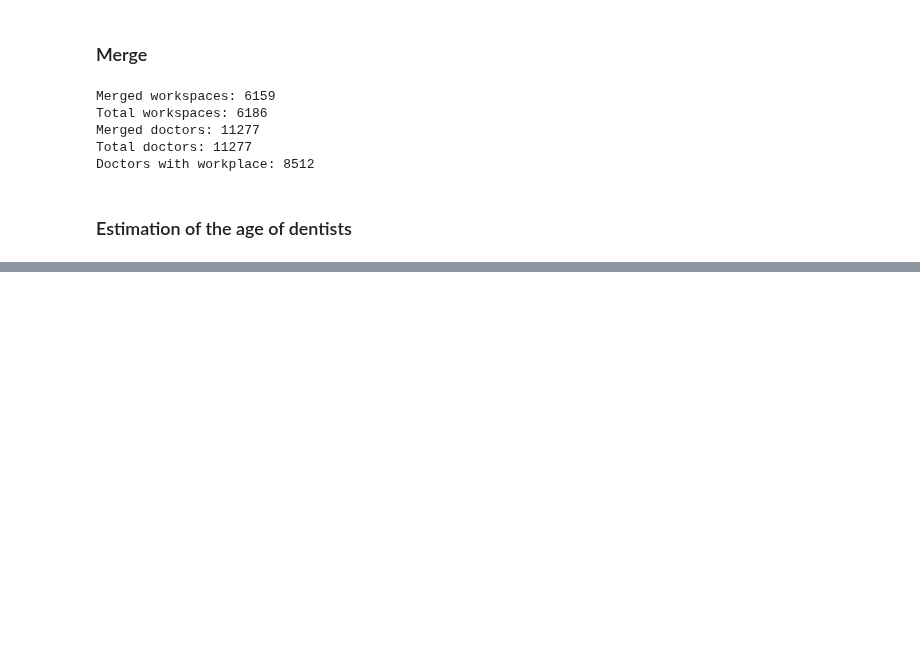
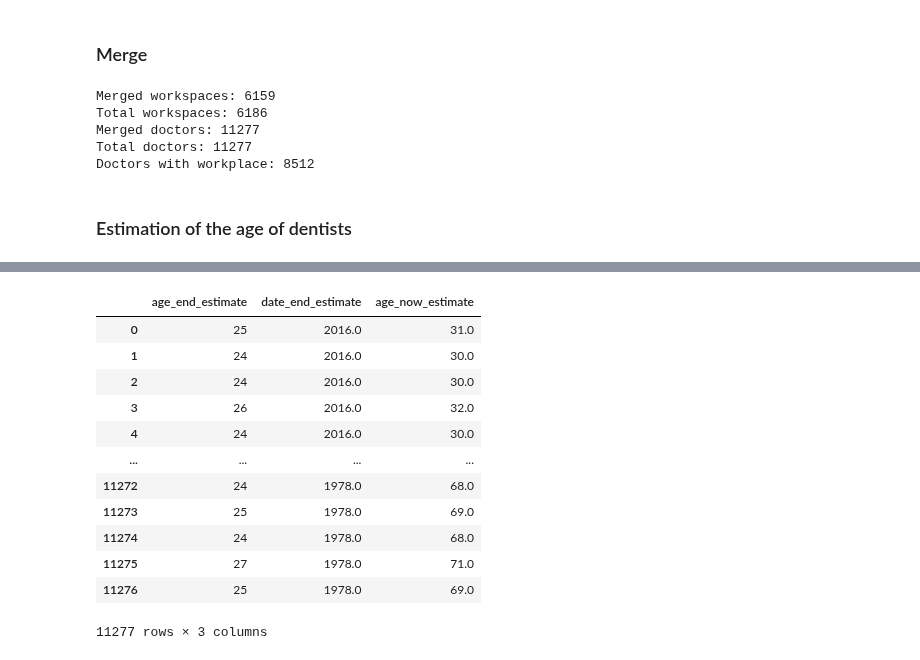
Before and after one commit to opendatalabcz/mapa-zdravi, a Jupyter notebook: src/scripts/csk_scraping.ipynb, the cells around one changed output, grey strips where cells are left out. Cells and saved outputs as stored; diff of their text form; code cells hidden in the pictures; blank space fills up the shorter version.

```diff
--- a/src/scripts/csk_scraping.ipynb
+++ b/src/scripts/csk_scraping.ipynb
@@ -688,0 +720,22 @@ while sum < n_dentists:
+# %%
+dentists_ages = pd.DataFrame()
+dentists_ages['age_end_estimate'] = dent_merge.drop_duplicates('_id').graduated_age_estimate.to_list()
+dentists_ages['date_end_estimate'] = years
+dentists_ages['age_now_estimate'] = (2022-dentists_ages['date_end_estimate'])+dentists_ages['age_end_estimate']
+
+dentists_ages.to_csv(PATH_FINAL+'dentists_age_estimate.csv')
+dentists_ages
+# %% [output]
+|  | age_end_estimate | date_end_estimate | age_now_estimate |
+| 0 | 25 | 2016.0 | 31.0 |
+| 1 | 24 | 2016.0 | 30.0 |
+| 2 | 24 | 2016.0 | 30.0 |
+| 3 | 26 | 2016.0 | 32.0 |
+| 4 | 24 | 2016.0 | 30.0 |
+| ... | ... | ... | ... |
+| 11272 | 24 | 1978.0 | 68.0 |
+| 11273 | 25 | 1978.0 | 69.0 |
+| 11274 | 24 | 1978.0 | 68.0 |
+| 11275 | 27 | 1978.0 | 71.0 |
+| 11276 | 25 | 1978.0 | 69.0 |
+11277 rows × 3 columns
```
Also changed, not shown: parts of 6 cells of this notebook.
